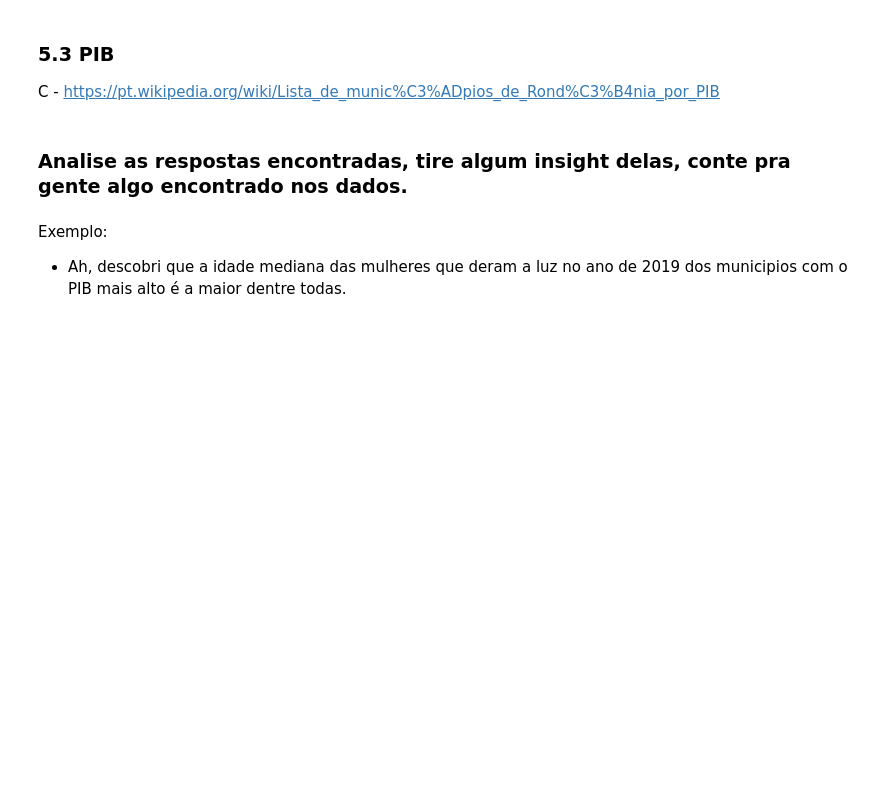
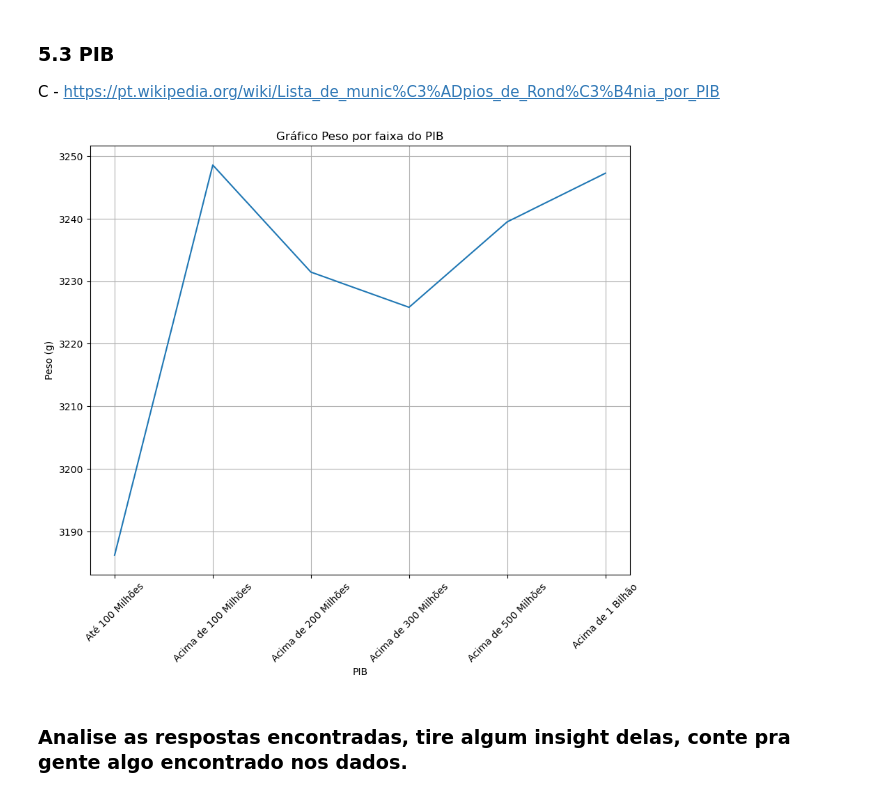
Before and after one commit to nobrevitor/EBAC, a Jupyter notebook: Desenvolvimento de aplicações com Python/1 - TdD 3 - Agregações e operações em grupos/Mod9Tarefa2.ipynb, the cells around one changed output. Cells and saved outputs as stored; diff of their text form; code cells hidden in the pictures; blank space fills up the shorter version.

```diff
--- a/Desenvolvimento de aplicações com Python/1 - TdD 3 - Agregações e operações em grupos/Mod9Tarefa2.ipynb
+++ b/Desenvolvimento de aplicações com Python/1 - TdD 3 - Agregações e operações em grupos/Mod9Tarefa2.ipynb
@@ -267,8 +321,20 @@ B - https://pt.wikipedia.org/wiki/Lista_de_munic%C3%ADpios_de_Rond%C3%B4nia_por_
 # %% [markdown]
 ### 5.3 PIB
 C - https://pt.wikipedia.org/wiki/Lista_de_munic%C3%ADpios_de_Rond%C3%B4nia_por_PIB
+# %%
+#Cria faixas de PIB de acordo com a classificação presente no site
+pib = pd.cut(sinasc_merge['PIB'], [0, 99999, 199999, 299999, 499999, 999999, 18000000])
+# %%
+#Agrupameto com as faixas criadas e plotagem do gráfico para melhor vizualização
+pib_plot = sinasc_merge.groupby(pib, observed=True)['PESO'].mean().plot(figsize=[10,8])
+x = ['Até 100 Milhões', 'Acima de 100 Milhões', 'Acima de 200 Milhões',
+     'Acima de 300 Milhões', 'Acima de 500 Milhões', 'Acima de 1 Bilhão']
+pib_plot.set_xticks([0,1,2,3,4,5])
+pib_plot.set_xticklabels(x, rotation = 45)
+pib_plot.set_title('Gráfico Peso por faixa do PIB')
+pib_plot.set_ylabel('Peso (g)')
+pib_plot.grid()
+# %% [output]
+[figure, added]
 # %% [markdown]
 ### Analise as respostas encontradas, tire algum insight delas, conte pra gente algo encontrado nos dados.
-# %% [markdown]
-Exemplo:
-- Ah, descobri que a idade mediana das mulheres que deram a luz no ano de 2019 dos municipios com o PIB mais alto é a maior dentre todas.
```
Also changed, not shown: parts of 29 cells of this notebook.
